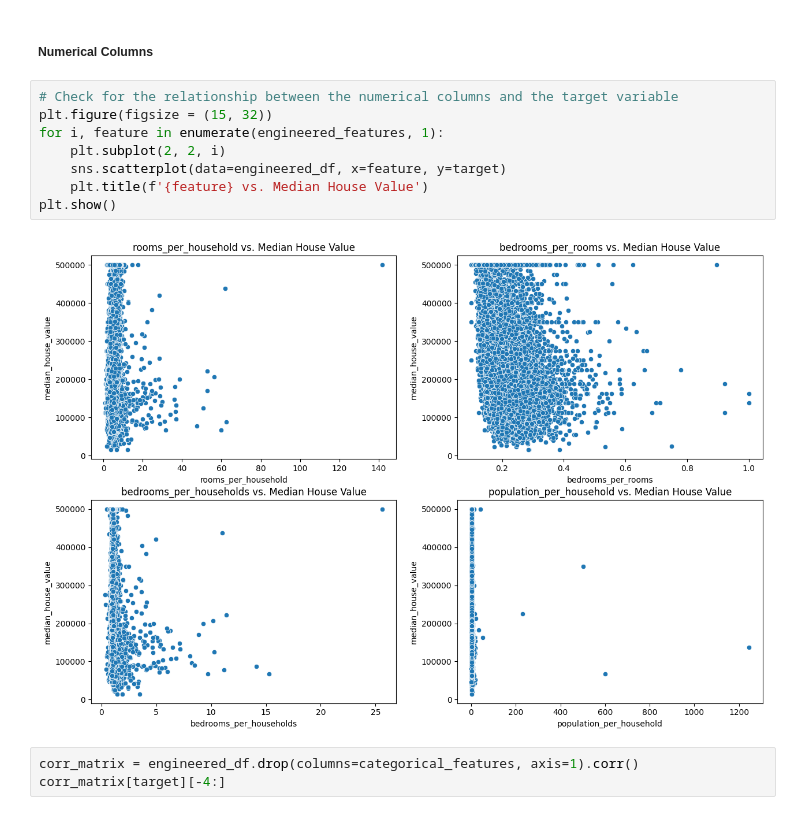
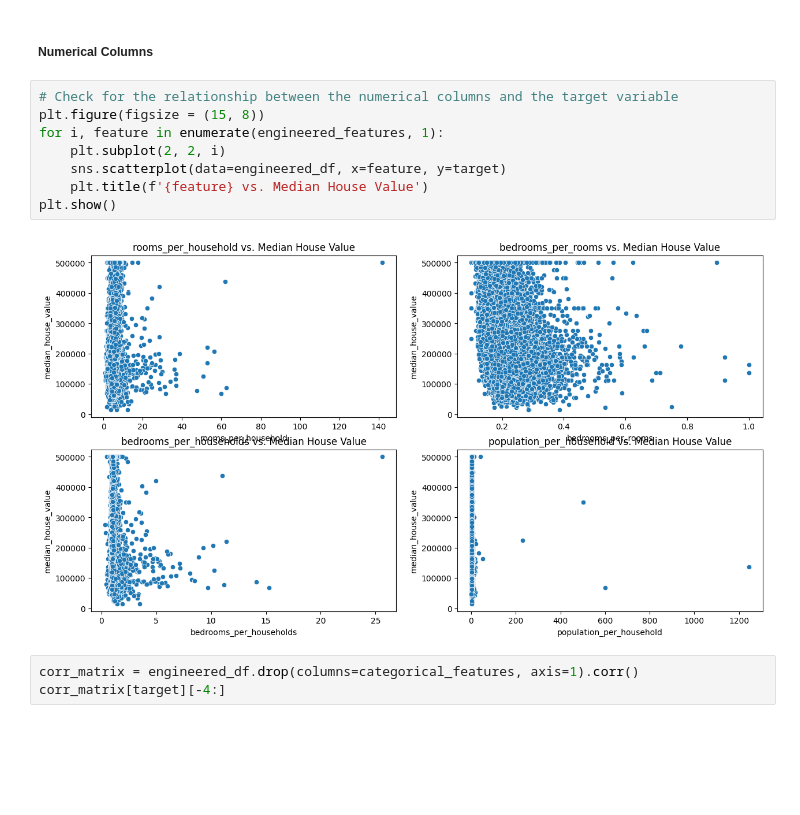
Before and after one commit to sohbatSandhu/california-housing-price-prediction, a Jupyter notebook: notebooks/Model Training.ipynb, the cells around one changed output. Cells and saved outputs as stored; diff of their text form; blank space fills up the shorter version.

```diff
--- a/notebooks/Model Training.ipynb
+++ b/notebooks/Model Training.ipynb
@@ -300,14 +301,14 @@ The skewness can be handled by introducing log, square root or quantile transfor
 ##### Numerical Columns
 # %%
 # Check for the relationship between the numerical columns and the target variable
-plt.figure(figsize = (15, 32))
+plt.figure(figsize = (15, 8))
 for i, feature in enumerate(engineered_features, 1):
     plt.subplot(2, 2, i)
     sns.scatterplot(data=engineered_df, x=feature, y=target)
     plt.title(f'{feature} vs. Median House Value')
 plt.show()
 # %% [output]
-[figure, old version]
+[figure, new version]
 # %%
 corr_matrix = engineered_df.drop(columns=categorical_features, axis=1).corr()
 corr_matrix[target][-4:]
```
Also changed, not shown: parts of 84 cells of this notebook, 7 other files.
